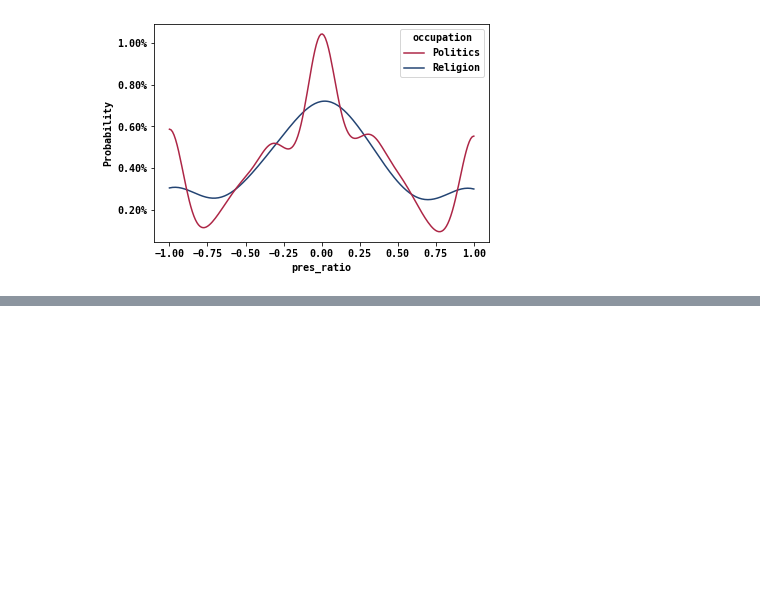
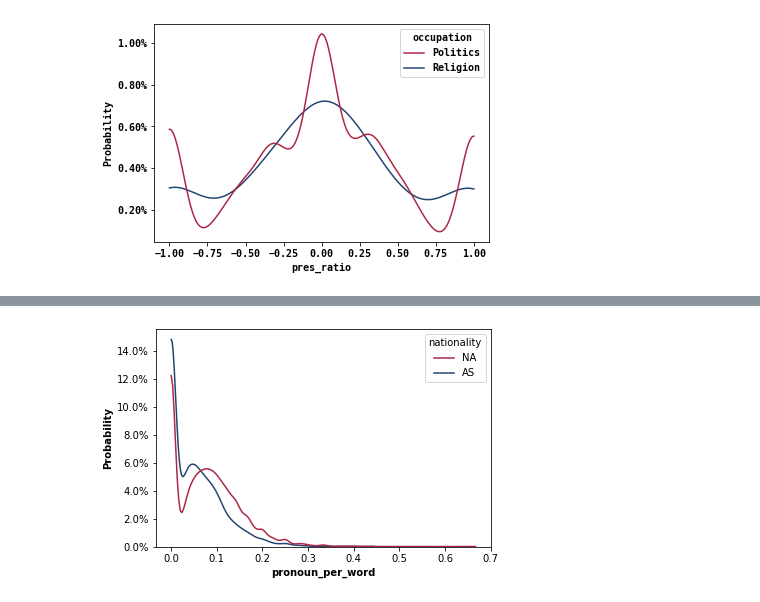
Before and after one commit to epfl-ada/ada-2021-project-r-o-c-k, a Jupyter notebook: feature_exploration.ipynb, the cells around one changed output, grey strips where cells are left out. Drawn from its saved outputs; the diff is of its cells as text; code cells hidden in the pictures; blank space fills up the shorter version.

```diff
--- a/feature_exploration.ipynb
+++ b/feature_exploration.ipynb
@@ -410,0 +472,4 @@ for significant_list in least_significant_list:
+# %%
+plot_distribution(df, 'pronoun_per_word', 'nationality', binwidth=0.01, include_only=['AS', 'NA'])
+# %% [output]
+[figure, added]
```
Also changed, not shown: parts of 8 cells of this notebook, 1 other file.
